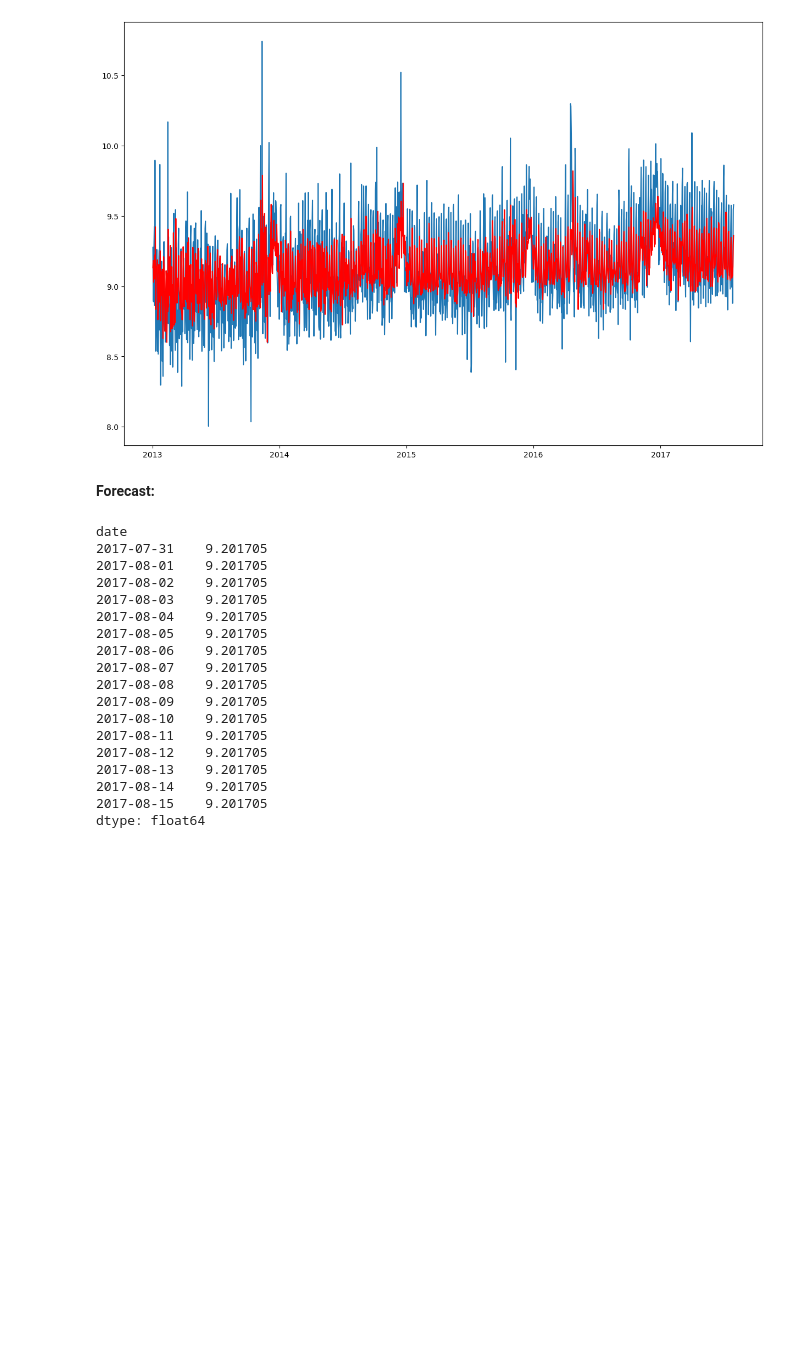
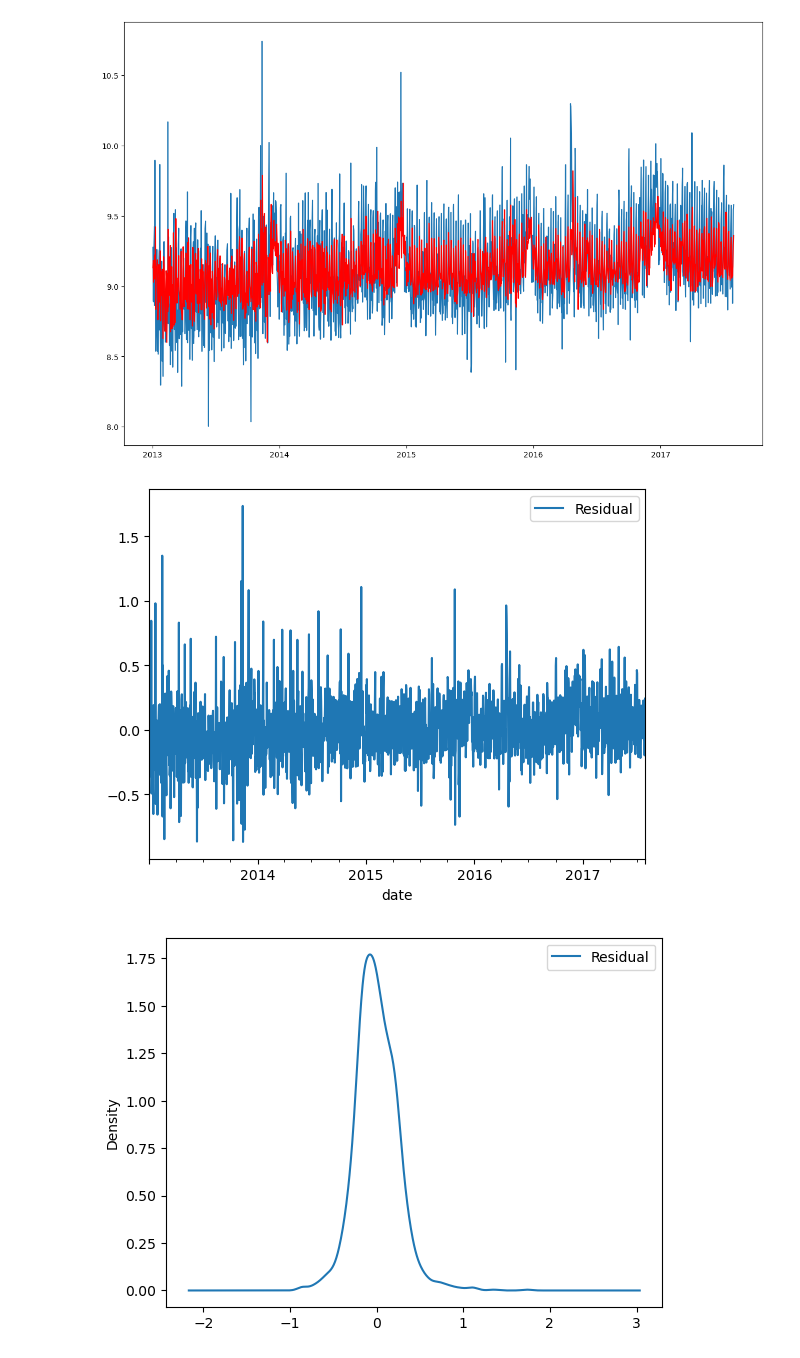
Before and after one commit to zxie9/Capstone-Project-Two, a Jupyter notebook: Notebooks/4. Pre-Processing and ARIMA Model.ipynb, the cells around one changed output. Saved outputs shown, nothing was run; the diff lists cells and outputs as text; code cells hidden in the pictures; blank space fills up the shorter version.

```diff
--- a/Notebooks/4. Pre-Processing and ARIMA Model.ipynb
+++ b/Notebooks/4. Pre-Processing and ARIMA Model.ipynb
@@ -369,28 +373,14 @@ plt.plot(model_fit.predict(), color = 'red')
 # %% [output]
 [<matplotlib.lines.Line2D at 0x...>]
 [figure]
-# %% [markdown]
-**Forecast:**
-# %%
-# make predictions
-y_pred = pd.Series(model_fit.forecast(16)[0], index=ylog_test.index)
-y_pred
-# %% [output]
-date
-2017-07-31    9.201705
-2017-08-01    9.201705
-2017-08-02    9.201705
-2017-08-03    9.201705
-2017-08-04    9.201705
-2017-08-05    9.201705
-2017-08-06    9.201705
-2017-08-07    9.201705
-2017-08-08    9.201705
-2017-08-09    9.201705
-2017-08-10    9.201705
-2017-08-11    9.201705
-2017-08-12    9.201705
-2017-08-13    9.201705
-2017-08-14    9.201705
-2017-08-15    9.201705
-dtype: float64
+# %%
+# Model diagnostics
+residuals = pd.DataFrame(model_fit.resid, columns=['Residual'])
+residuals.plot()
+plt.show()
+
+residuals.plot(kind='kde') #Kernel Distribution Estimation Plot
+plt.show()
+# %% [output]
+[figure, added]
+[figure, added]
```
Also changed, not shown: parts of 22 cells of this notebook.
